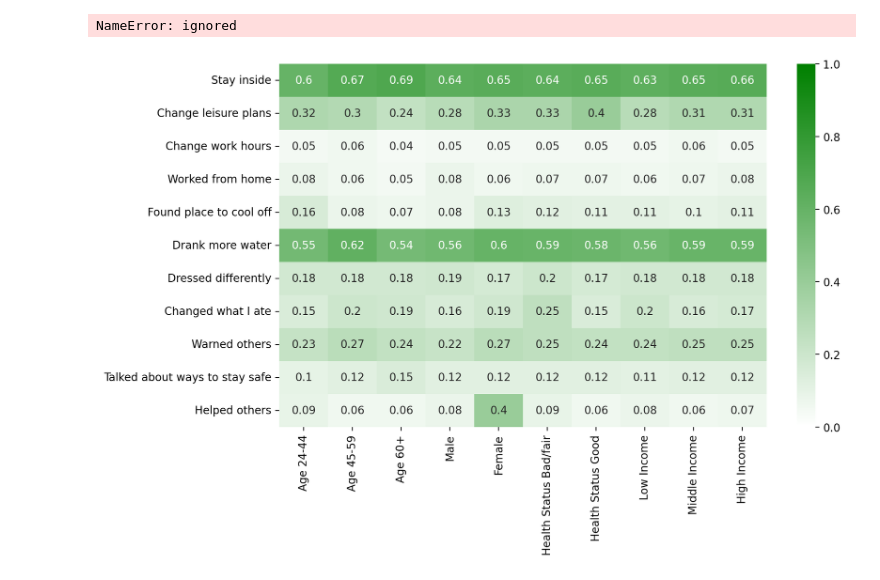
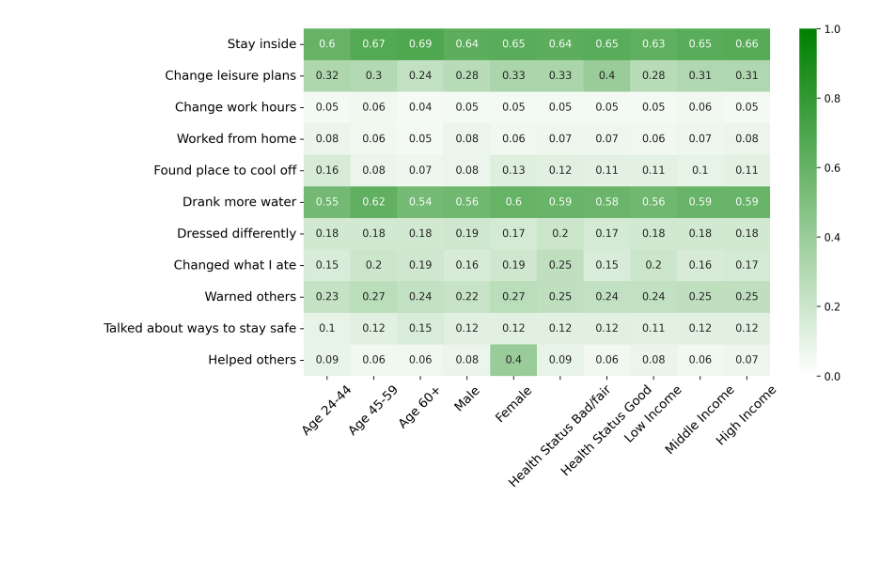
Before and after one commit to mfinke17/Python, a Jupyter notebook: AR_JM_manuscriptfigure.ipynb, the cells around one changed output. Drawn from its saved outputs; the diff is of its cells as text; code cells hidden in the pictures; blank space fills up the shorter version.

```diff
--- a/AR_JM_manuscriptfigure.ipynb
+++ b/AR_JM_manuscriptfigure.ipynb
@@ -37,43 +37,33 @@ rcParams['figure.dpi'] = 200
 # %%
 df = df2.iloc[:, :-1]
 
 # Drop row 11 from the DataFrame
 df = df.drop(11)
 
 df = df.rename(columns={'Unnamed: 0': ''})
 
 # Set the 'Unnamed: 0' column as the index
 df.set_index('', inplace=True)
 
 # Convert the DataFrame to numeric values
 df = df.apply(pd.to_numeric, errors='coerce')
 
 colors = ['white', 'green']
 cmap = mcolors.LinearSegmentedColormap.from_list('Custom', colors)
 
 # Create the heatmap using seaborn
 plt.figure(figsize=(10, 6))  # Adjust the figure size as per your preference
-sns.heatmap(df, annot=True, cmap=cmap, vmin=0, vmax=1,)
-
-# Set the y-axis label to an empty string
-heatmap.set_ylabel('')
+heatmap = sns.heatmap(df, annot=True, cmap=cmap, vmin=0, vmax=1)
 
 # Set the y-axis tick labels with Arial font and size 12
-heatmap.set_yticklabels(heatmap.get_yticklabels(), fontdict={'fontname': 'Arial', 'fontsize': 12})
+heatmap.set_yticklabels(heatmap.get_yticklabels(), fontdict={'fontsize': 12})
 
 # Set the x-axis tick labels with Arial font and size 12
-heatmap.set_xticklabels(heatmap.get_xticklabels(), fontdict={'fontname': 'Arial', 'fontsize': 12})
+heatmap.set_xticklabels(heatmap.get_xticklabels(), rotation=45, fontdict={'fontsize': 12})
 
 plt.xticks(rotation=45)
 
-# Create the colorbar legend
-colorbar = heatmap.figure.colorbar(heatmap.collections[0])
-
-# Set the label for the colorbar
-colorbar.set_label('Correlation Coefficient', fontname='Arial', fontsize=12)
-
 # Show the heatmap
 plt.show()
 # %% [output]
-NameError: ignored
-[figure, old version]
+[figure, new version]
```
Also changed, not shown: parts of 1 cell of this notebook.
